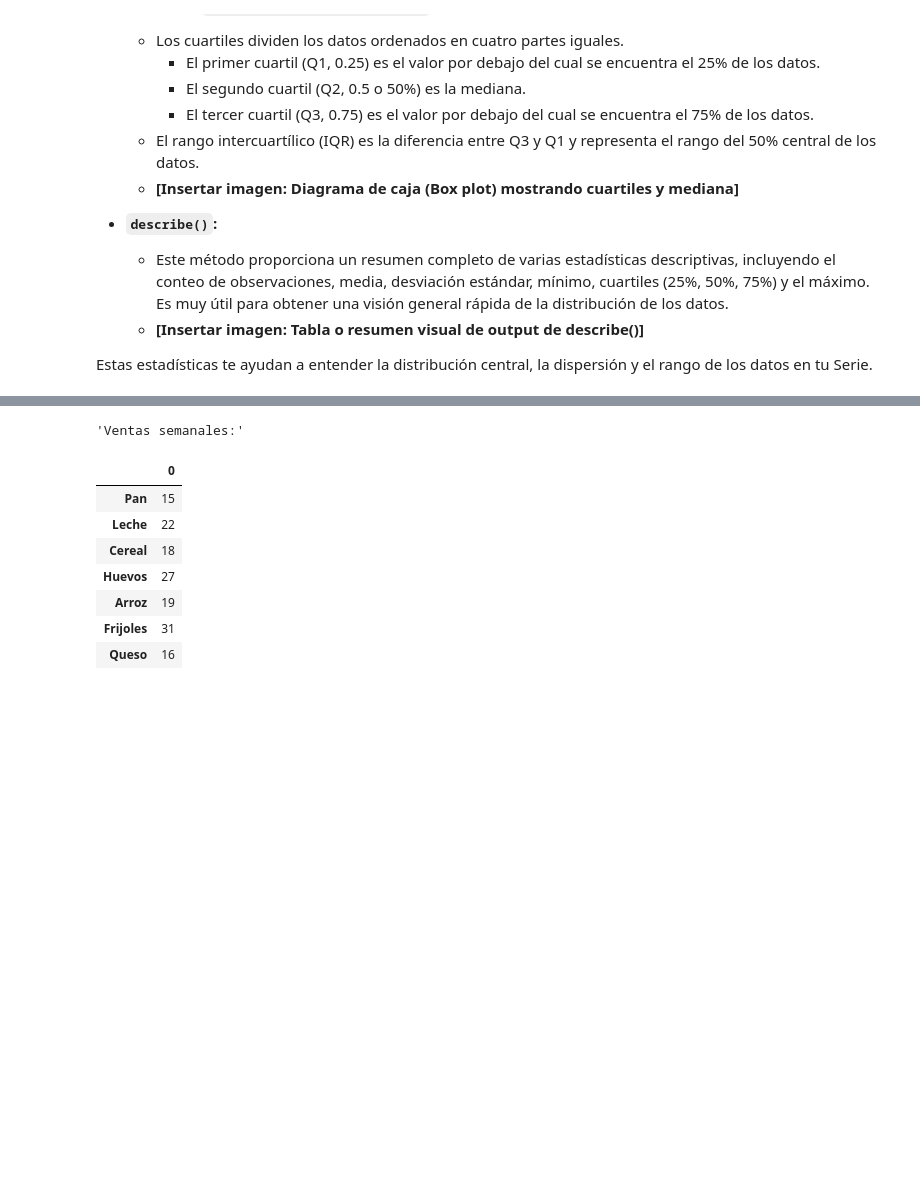
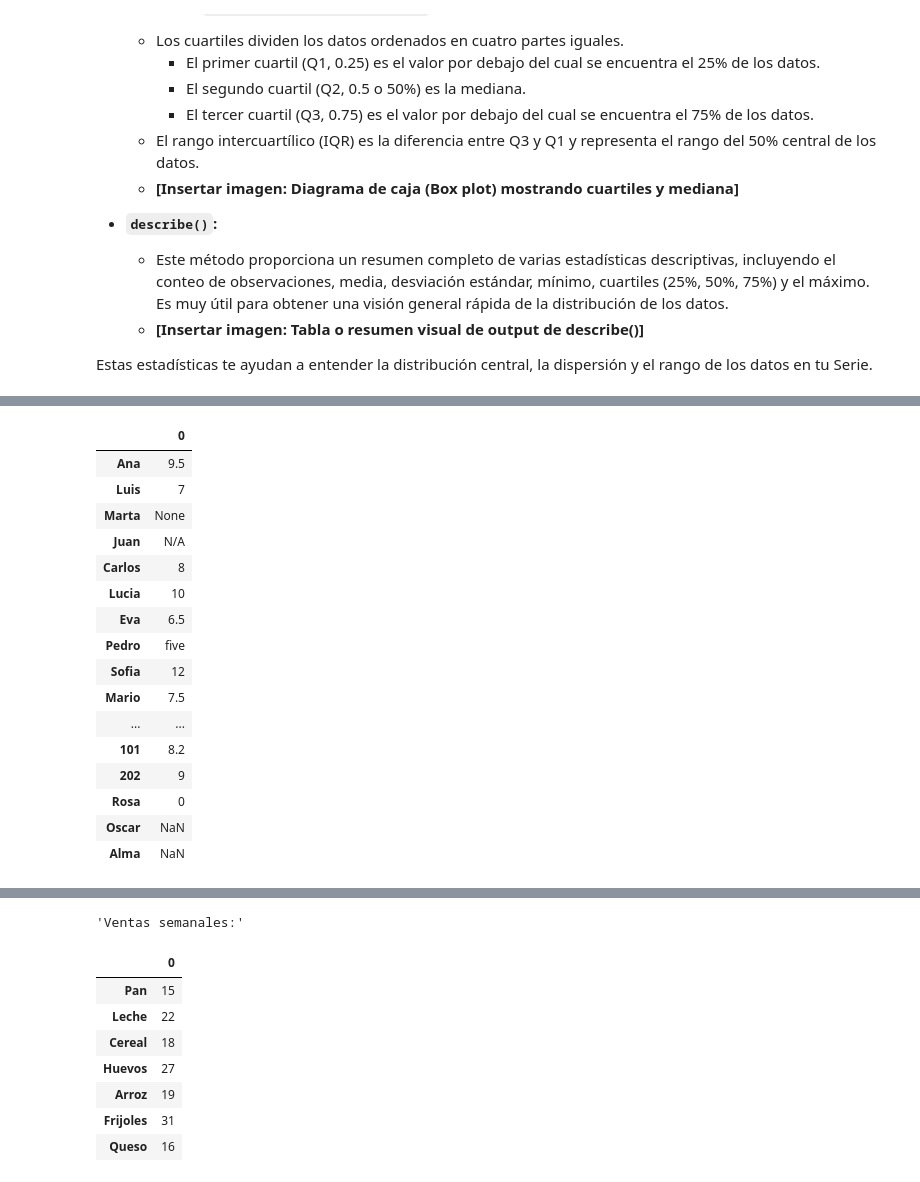
Before and after one commit to edilyrosa/Ccs-Datos-Py-Viernes, a Jupyter notebook: Untitled2.ipynb, the cells around one changed output, grey strips where cells are left out. Drawn from its saved outputs; the diff is of its cells as text; code cells hidden in the pictures; blank space fills up the shorter version.

```diff
--- a/Untitled2.ipynb
+++ b/Untitled2.ipynb
@@ -253,0 +308,75 @@ dtype: float64
+# %%
+import pandas as pd
+from IPython.display import display
+
+# Paso 0: Definir índices y datos según el problema
+indices = ["Ana", "Luis", "Marta", "Juan", "Carlos", "Lucia", "Eva", "Pedro",
+           "Sofia", "Mario", "Sandra", "David", "Laura", "Jorge", "Clara", 101, 202, "Rosa", "Oscar", "Alma"]
+datos = [9.5, "7", None, "N/A", 8, 10, 6.5, "five", 12, 7.5, 8, None, "9.1", "bad", 7, 8.2, 9, "0"]
+
+# Paso 1: Verificar longitud de índices y datos
+display('Paso 1️⃣: Verificando longitud de índices y datos')
+len_indices = len(indices)
+len_datos = len(datos)
+display('🔢Tabla (Dataframe) Inidices Vs. Datos')
+display(pd.DataFrame({'Índices': [len_indices], 'Datos': [len_datos]}))
+
+if len_indices != len_datos:
+    print(f"\nError: hay {len_indices} etiquetas pero {len_datos} datos.")
+    # Para continuar, ajustamos los datos añadiendo NaN para equiparar
+    from numpy import nan
+    #Se añaden los 2 NaN al final de la lista de datos para llegar a 20.
+    #Corresponderan a las 2 últimas etiquetas sin dato.
+    datos.extend([nan] * (len_indices - len_datos))
+    print(f"\nDatos extendidos con NaN para igualar longitud: {len(datos)} datos ahora.")
+    print()
+
+# Paso 2: Crear la Serie ya Mapeada
+display('Paso 2️⃣: Crear la Serie ya mapeada, con "datos" append de NaN, en paso # 2')
+serie = pd.Series(datos, index=indices)
+print("\n Toda la serie")
+display(serie)
+print("\n Serie de Valores nulos y None 🚩")
+display(serie[serie.isna()])
+print()
+
+# Paso 3: Detectar índices inválidos (no strings)
+display('Paso 3️⃣: Detectar índices inválidos (no strings)')
+indices_invalidos = [idx for idx in serie.index if not isinstance(idx, str)]
+print(f"Índices inválidos (no strings): {indices_invalidos}")
+display('Tomar decision, que hacer con estos registros⁉️🤔por lo pronto se usaran')
+print()
+
+# Paso 4: Convertir datos a numéricos, forzando conversión con errores a NaN
+display('Paso 4️⃣: Convertir datos a numéricos, forzando conversión con errores a NaN')
+serie_numerica = pd.to_numeric(serie, errors='coerce')
+print("Serie tras conversión a numérica (valores NO convertibles pasaron a NaN):")
+display(serie_numerica)
+
+# Paso 5: Contar valores faltantes/NaN
+display('Paso 5️⃣: Contar valores faltantes/NaN')
+num_nulos = serie_numerica.isna().sum()
+print(f"Cantidad de valores NaN tras conversión: {num_nulos}")
+print()
+
+# Paso 6: Rellenar NaN con promedio de los valores válidos
+display('Paso 6️⃣: Rellenar los NaN con promedio de los valores válidos')
+promedio = serie_numerica.mean()  # Ignora NaN automáticamente
+print(f"Promedio calculado para rellenar NaN: {promedio:.2f}")
+serie_limpia = serie_numerica.fillna(promedio)
+print()
+
+
+# Paso 7: Resultados finales
+display('Paso 7️⃣: Resultados finales')
+print("Serie limpia lista para análisis:")
+display(serie_limpia)
+print()
+
+# Paso 8: Opcionalmente, corregir índices inválidos a string para evitar errores posteriores
+display('Paso 8️⃣: Opcionalmente, corregir índices inválidos a string para evitar errores posteriores')
+serie_limpia.index = serie_limpia.index.map(lambda x: str(x) if not isinstance(x, str) else x)
+print("Índices corregidos a strings:")
+display(serie_limpia.index)
+print()
+# %% [output]
@@ -253,0 +392,17 @@ dtype: float64
+|  | 0 |
+| Ana | 9.5 |
+| Luis | 7 |
+| Marta | None |
+| Juan | N/A |
+| Carlos | 8 |
+| Lucia | 10 |
+| Eva | 6.5 |
+| Pedro | five |
+| Sofia | 12 |
+| Mario | 7.5 |
+| ... | ... |
+| 101 | 8.2 |
+| 202 | 9 |
+| Rosa | 0 |
+| Oscar | NaN |
+| Alma | NaN |
```
Also changed, not shown: parts of 14 cells of this notebook.
